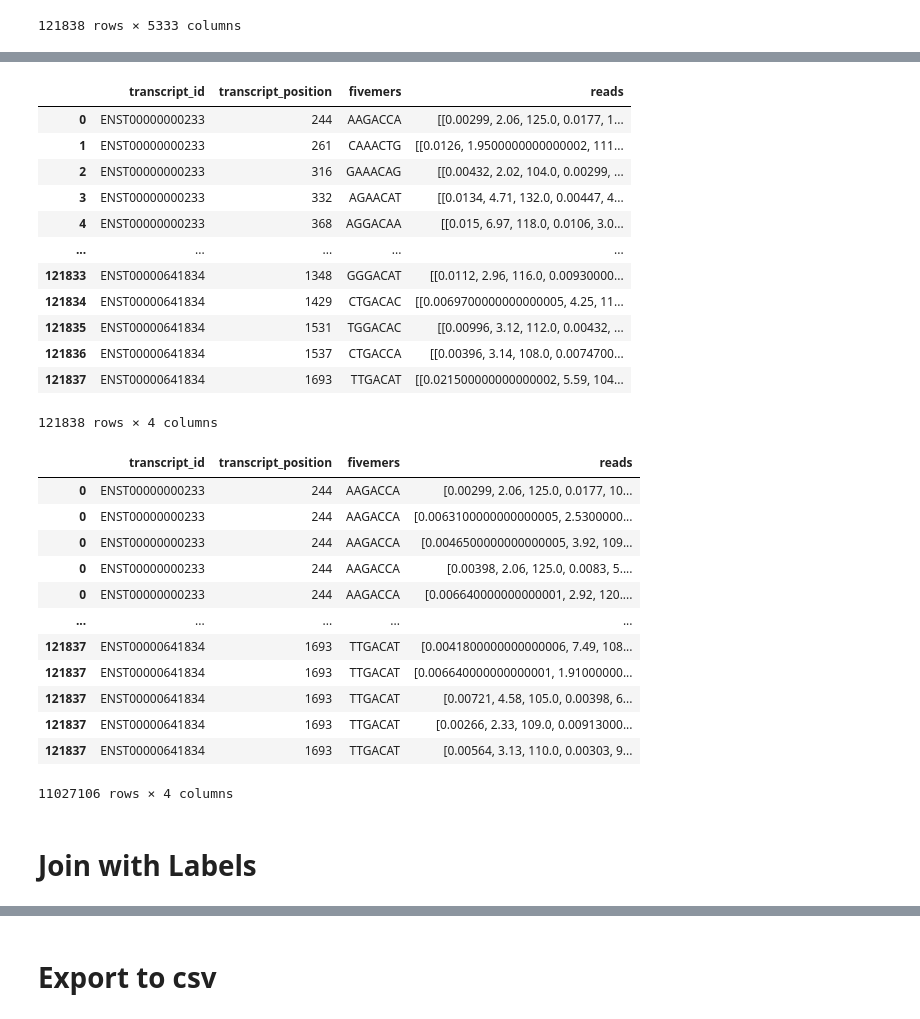
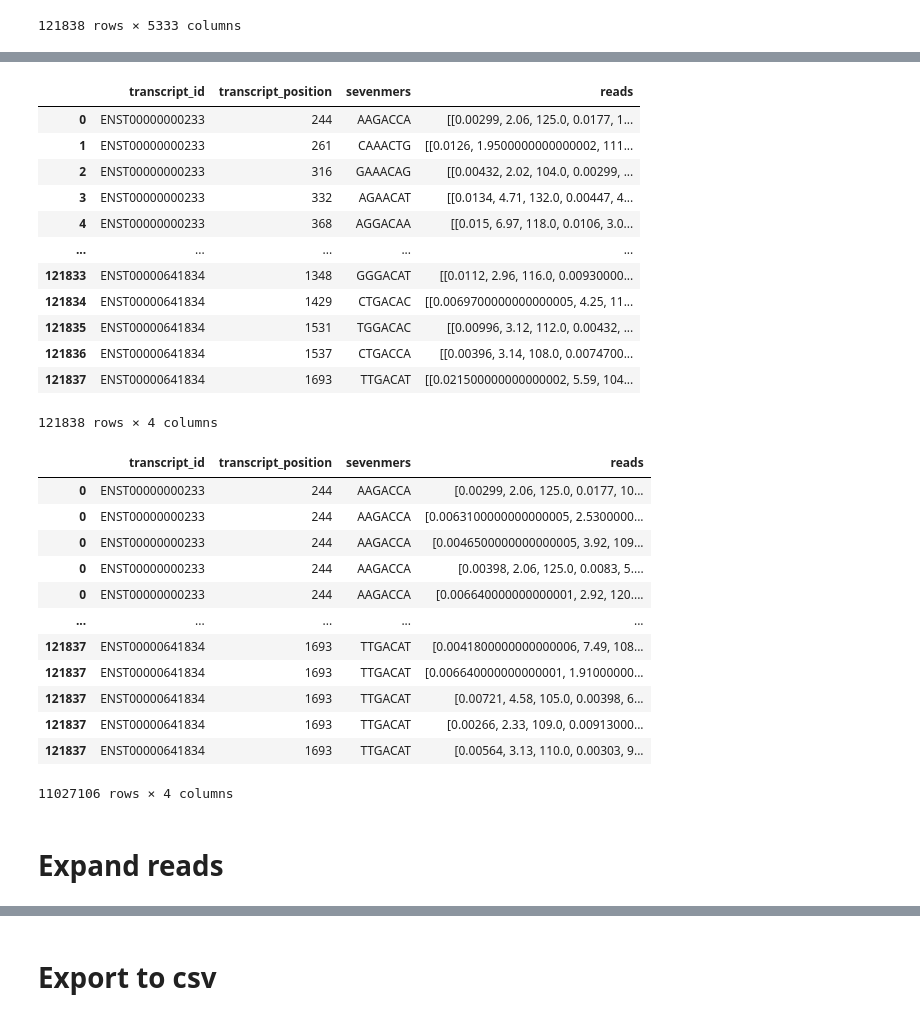
Before and after one commit to gohjophine/dsa4262-gnomes, a Jupyter notebook: src/read_json.ipynb, the cells around one changed output, grey strips where cells are left out. Cells and saved outputs as stored; diff of their text form; code cells hidden in the pictures.

Commit message:
updated notebooks
updated it such that the notebooks can read in the test datasets

```diff
--- a/src/read_json.ipynb
+++ b/src/read_json.ipynb
@@ -4,8 +4,15 @@ import pandas as pd
 import numpy as np
 # %% [markdown]
 # Parse JSON File
+# %%
+input_path = '../data/data.json'
+output_path = '../data/data.csv'
+# input_path = '../data/dataset1.json'
+# output_path = '../data/data1.csv'
+# input_path = '../data/dataset2.json'
+# output_path = '../data/data2.csv'
 # %%
-df = pd.read_json('../data/data.json', lines=True)
+df = pd.read_json(input_path, lines=True)
 # %%
 df
 # %% [output]
@@ -22,8 +29,3 @@ df
 | 121836 | NaN | NaN | NaN | NaN | NaN | NaN | ... |
 | 121837 | NaN | NaN | NaN | NaN | NaN | NaN | ... |
 121838 rows × 5333 columns
-# %%
-# column of ENST00000000233 after dropping the null values
-test = df['ENST00000000233'].dropna()
-df2 = pd.DataFrame(test)
-df2
@@ -55,7 +39,7 @@ def split(x):
     return key, value
 # %%
 # expand the nested dictionary
-transcript_list, position_list, fivemers_list, reads_list = [], [], [], []
+transcript_list, position_list, sevenmers_list, reads_list = [], [], [], []
 for colname in df.columns:
     test = df[colname].dropna()
     for row in test: # each row is a dictionary
@@ -64,17 +48,17 @@ for colname in df.columns:
 
         transcript_list.append(colname)
         position_list.append(position)
-        fivemers_list.append(fivemers)
+        sevenmers_list.append(fivemers)
         reads_list.append(reads)
 # %%
 df = pd.DataFrame()
 df['transcript_id'] = transcript_list
 df['transcript_position'] = position_list
-df['fivemers'] = fivemers_list
+df['sevenmers'] = sevenmers_list
 df['reads'] = reads_list
 df
 # %% [output]
-|  | transcript_id | transcript_position | fivemers | reads |
+|  | transcript_id | transcript_position | sevenmers | reads |
 | 0 | ENST00000000233 | 244 | AAGACCA | [[0.00299, 2.06, 125.0, 0.0177, 1... |
 | 1 | ENST00000000233 | 261 | CAAACTG | [[0.0126, 1.9500000000000002, 111... |
 | 2 | ENST00000000233 | 316 | GAAACAG | [[0.00432, 2.02, 104.0, 0.00299, ... |
@@ -91,7 +75,7 @@ df
 df = df.explode('reads') # each row is one read
 df
 # %% [output]
-|  | transcript_id | transcript_position | fivemers | reads |
+|  | transcript_id | transcript_position | sevenmers | reads |
 | 0 | ENST00000000233 | 244 | AAGACCA | [0.00299, 2.06, 125.0, 0.0177, 10... |
 | 0 | ENST00000000233 | 244 | AAGACCA | [0.0063100000000000005, 2.5300000... |
 | 0 | ENST00000000233 | 244 | AAGACCA | [0.0046500000000000005, 3.92, 109... |
@@ -105,7 +89,7 @@ df
 | 121837 | ENST00000641834 | 1693 | TTGACAT | [0.00564, 3.13, 110.0, 0.00303, 9... |
 11027106 rows × 4 columns
 # %% [markdown]
-# Join with Labels
+# Expand reads
 # %%
 df1 = pd.DataFrame(df['reads'].to_list())
 # %%
```
Also changed, not shown: parts of 9 cells of this notebook, 1 other file.
